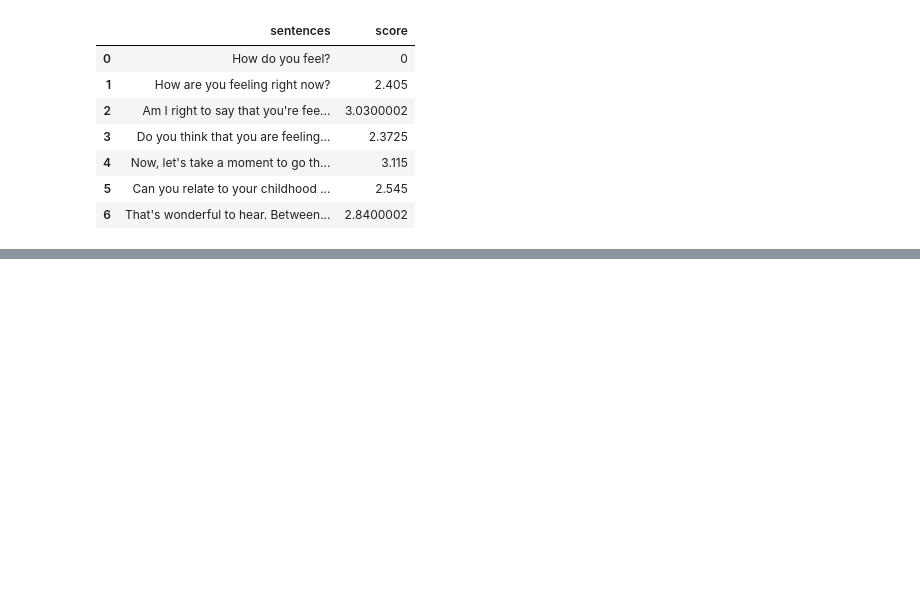
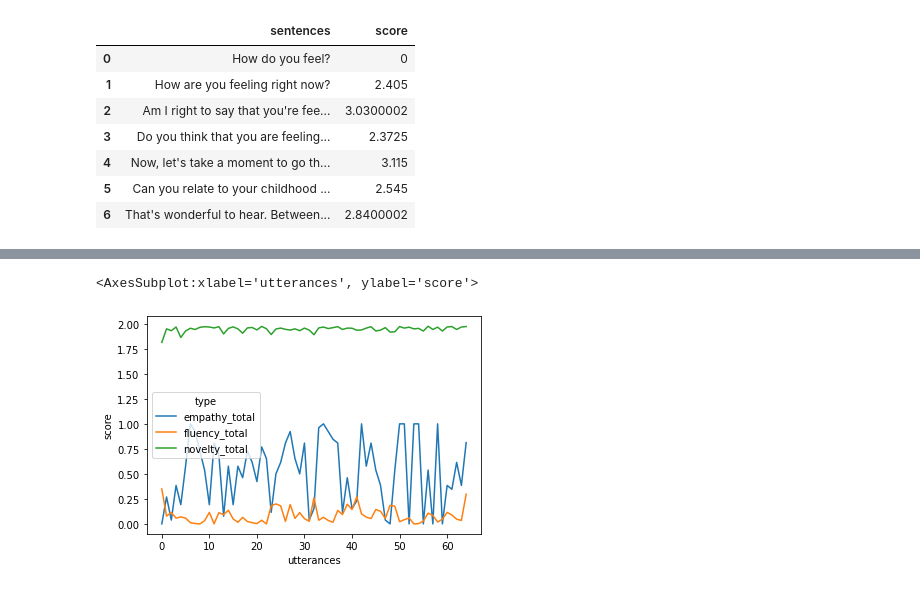
Before and after one commit to weijie9512/official_sat_chatbot, a Jupyter notebook: jupyter/Stage NA - Retrieval.ipynb, the cells around one changed output, grey strips where cells are left out. Cells and saved outputs as stored; diff of their text form; code cells hidden in the pictures; blank space fills up the shorter version.

```diff
--- a/jupyter/Stage NA - Retrieval.ipynb
+++ b/jupyter/Stage NA - Retrieval.ipynb
@@ -189,0 +332,8 @@ prev_df
+# %%
+df_graph2 = df_graph[["empathy_total", "fluency_total", "novelty_total"]]
+# %%
+df_new_graph = pd.DataFrame(df_graph2.unstack())
+# %%
+df_new_graph = df_new_graph.reset_index()
+# %%
+df_new_graph.columns = ["type", "utterances", "score"]
@@ -189,0 +342,5 @@ prev_df
+# %%
+sns.lineplot(data=df_new_graph, x="utterances", y="score", hue="type")
+# %% [output]
+<AxesSubplot:xlabel='utterances', ylabel='score'>
+[figure, added]
```
Also changed, not shown: parts of 17 cells of this notebook, 15 other files.
